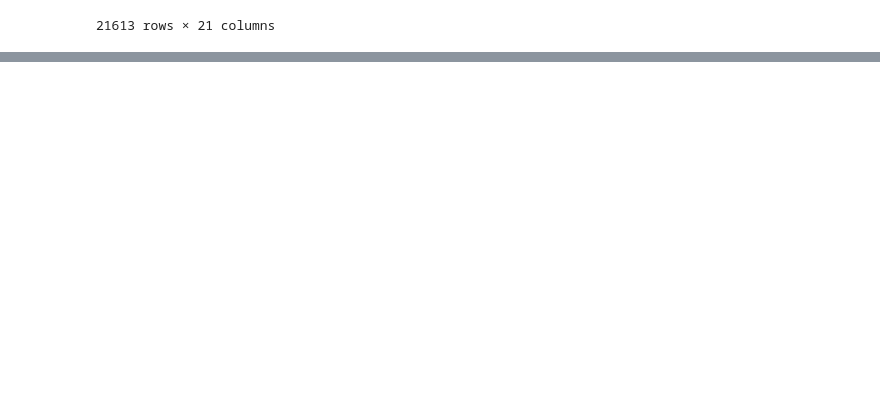
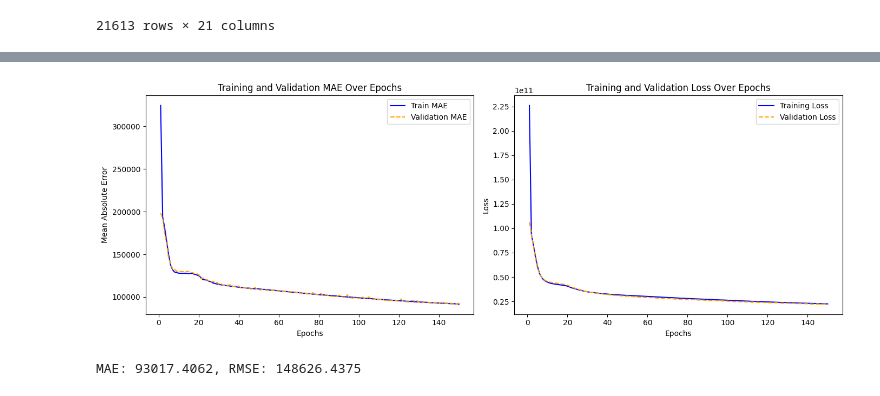
Before and after one commit to MAmin-y/Neural-Networks-and-Deep-Learning-Course-Projects-F2024, a Jupyter notebook: CA1/Q4.ipynb, the cells around one changed output, grey strips where cells are left out. Drawn from its saved outputs; the diff is of its cells as text; code cells hidden in the pictures; blank space fills up the shorter version.

```diff
--- a/CA1/Q4.ipynb
+++ b/CA1/Q4.ipynb
@@ -148,19 +123,21 @@ train_data_scaled
+# %%
+scaler = MinMaxScaler()
+X_train_scaled = scaler.fit_transform(X_train)
+X_validation_scaled = scaler.transform(X_validation)
+y_train_df = pd.DataFrame(y_train, columns=['price'])
+y_validation_df = pd.DataFrame(y_validation, columns=['price'])
 # %%
 class HousePriceMLP(nn.Module):
-    def __init__(self, input_size, hidden_layer_sizes = list):
+    def __init__(self, input_size, hidden_layer_sizes):
         super(HousePriceMLP, self).__init__()
-
         layers = []
         previous_size = input_size
-
         for hidden_size in hidden_layer_sizes:
             layers.append(nn.Linear(previous_size, hidden_size))
             layers.append(nn.ReLU())
             previous_size = hidden_size
-
         layers.append(nn.Linear(previous_size, 1))
-
         self.model = nn.Sequential(*layers)
 
     def forward(self, x):
-        return self.model(x)
+        return self.model(x).view(-1, 1)
@@ -230,0 +144,7 @@ KeyError: 1035
+# %%
+X_train = torch.tensor(X_train_scaled, dtype=torch.float32)
+X_validation = torch.tensor(X_validation_scaled, dtype=torch.float32)
+y_train = torch.tensor(y_train_df.values, dtype=torch.float32).view(-1, 1)
+y_validation = torch.tensor(y_validation_df.values, dtype=torch.float32).view(-1, 1)
+train_dataset = TensorDataset(X_train, y_train)
+test_dataset = TensorDataset(X_validation, y_validation)
@@ -230,0 +190,21 @@ KeyError: 1035
+# %%
+hidden_layer_config = [256]
+learning_rate = 0.05
+lam = 0.0001
+# %%
+model = HousePriceMLP(X_train.shape[1], hidden_layer_config).to(device)
+model_trainer = RegressionModelTrainer(
+    model=model,
+    train_dataset=train_dataset,
+    test_dataset=test_dataset,
+    device=device,
+    learning_rate=learning_rate,
+    num_epochs=150
+)
+optimizer = optim.Adam(model_trainer.model.parameters(), lr=learning_rate, weight_decay=lam)
+train_losses, val_losses = model_trainer.train_with_optimizer(optimizer)
+
+model_trainer.plot_metrics()
+mae, rmse, _ = model_trainer.evaluate()
+print(f"MAE: {mae:.4f}, RMSE: {rmse:.4f}\n")
+# %% [output]
@@ -230,0 +228,2 @@ KeyError: 1035
+[figure, added]
+MAE: 93017.4062, RMSE: 148626.4375
```
Also changed, not shown: parts of 21 cells of this notebook, 1 other file.
